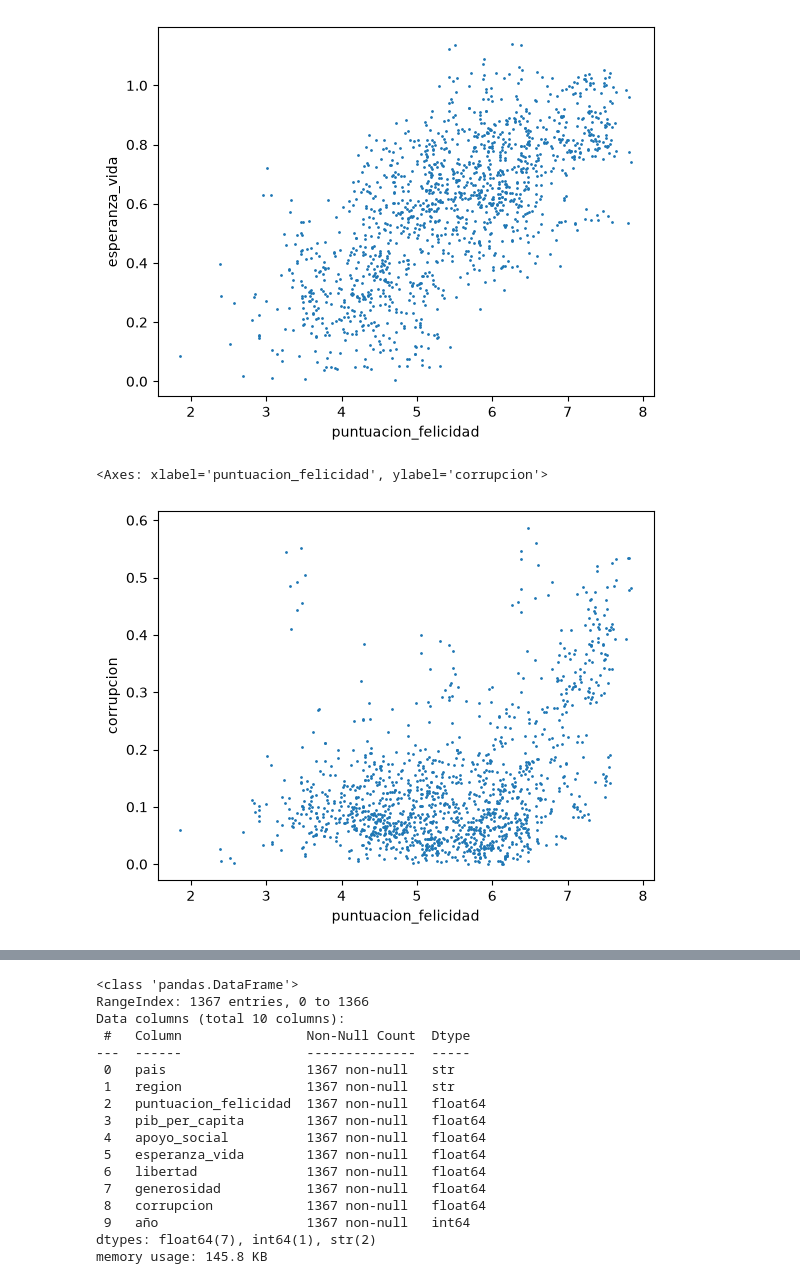
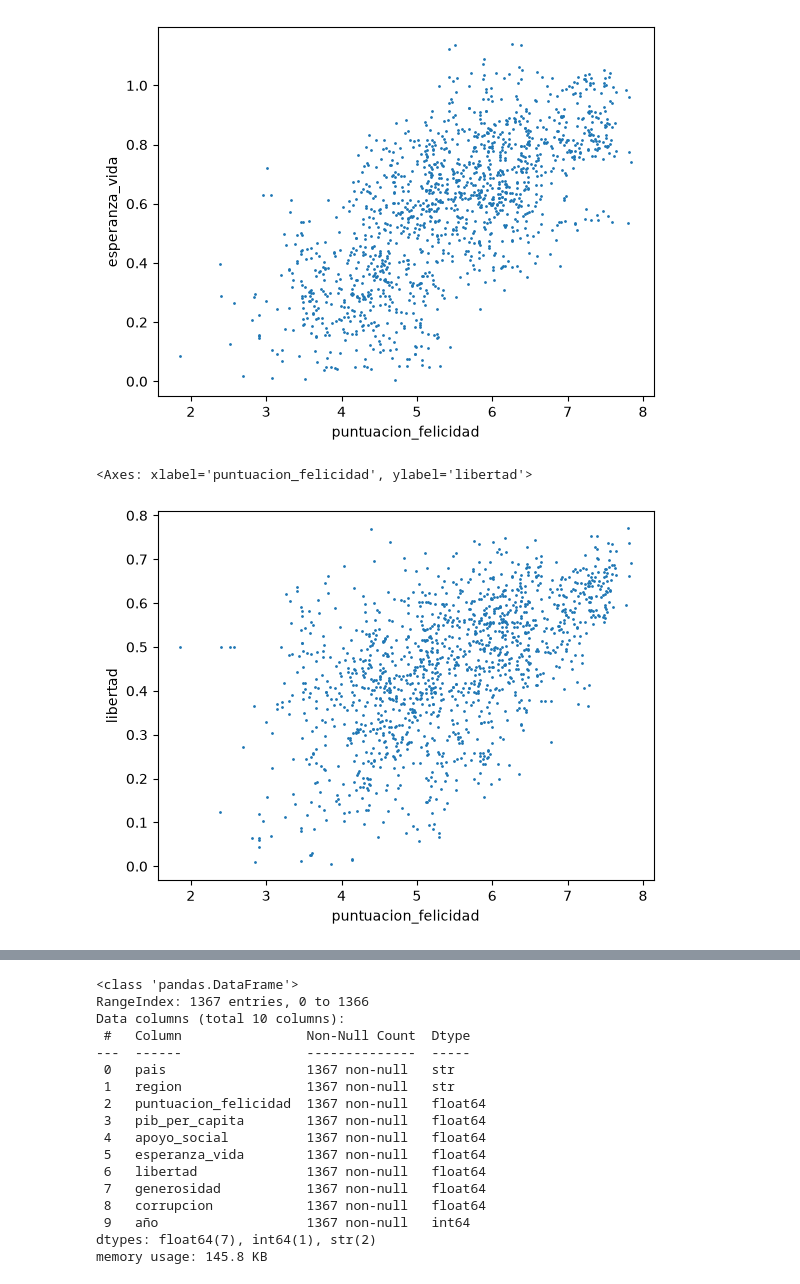
Before and after one commit to jonvaque69-cmyk/Proyecto-M-1, a Jupyter notebook: felicidadpm1.ipynb, the cells around one changed output, grey strips where cells are left out. Saved outputs shown, nothing was run; the diff lists cells and outputs as text; code cells hidden in the pictures.

```diff
--- a/felicidadpm1.ipynb
+++ b/felicidadpm1.ipynb
@@ -489,8 +491,8 @@ felicidad.plot(kind="scatter", x= "puntuacion_felicidad", y="esperanza_vida", s=
 # %% [output]
 <Axes: xlabel='puntuacion_felicidad', ylabel='esperanza_vida'>
 [figure]
-# %%
-felicidad.plot(kind="scatter", x= "puntuacion_felicidad", y="corrupcion", s=1) # scatter plot de puntuación de felicidad vs corrupción
-# %% [output]
-<Axes: xlabel='puntuacion_felicidad', ylabel='corrupcion'>
-[figure, removed]
+# %%
+felicidad.plot(kind="scatter", x= "puntuacion_felicidad", y="libertad", s=1) # scatter plot de puntuación de felicidad vs libertad
+# %% [output]
+<Axes: xlabel='puntuacion_felicidad', ylabel='libertad'>
+[figure, added]
```
Also changed, not shown: parts of 10 cells of this notebook, 12 other files.
